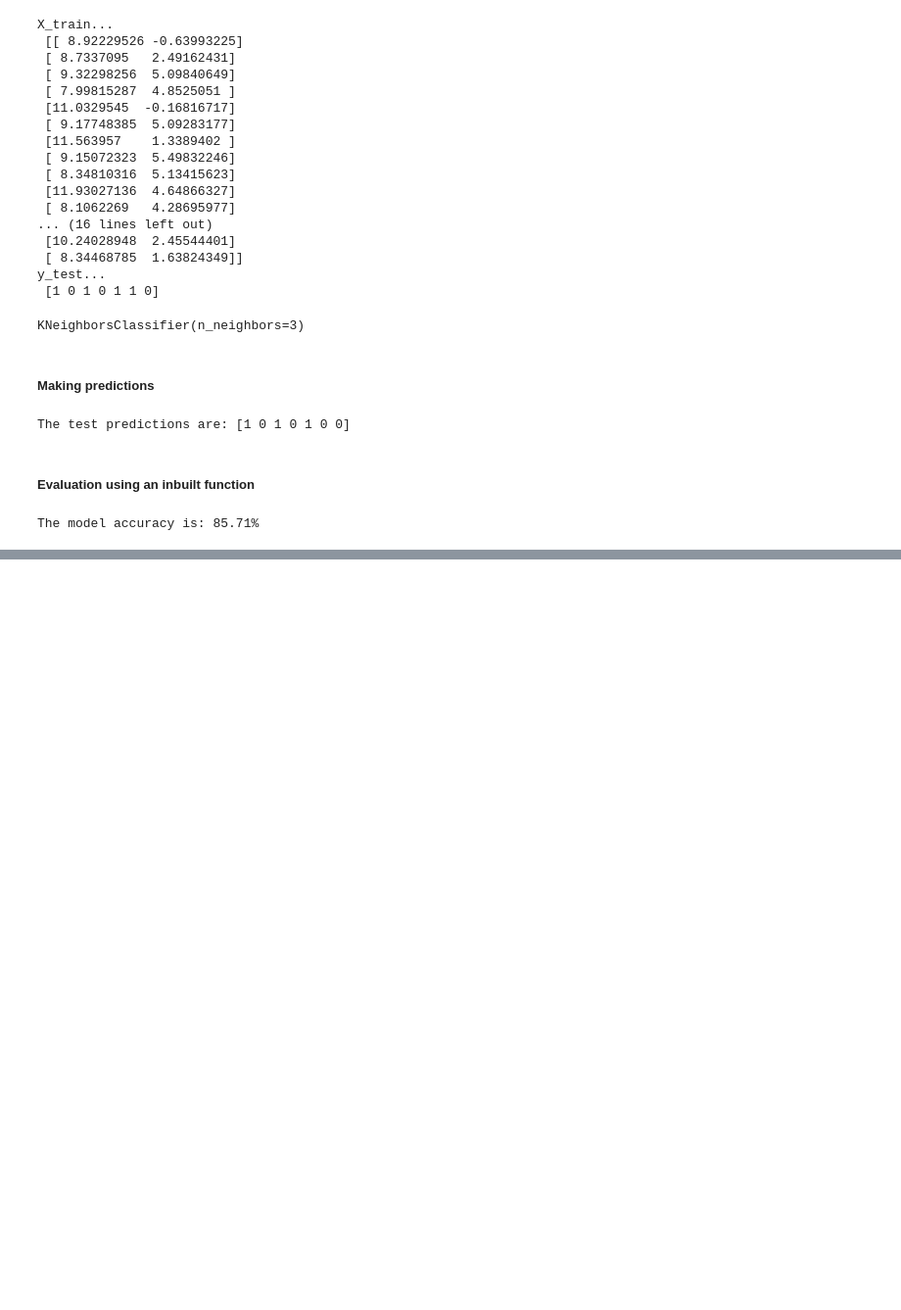
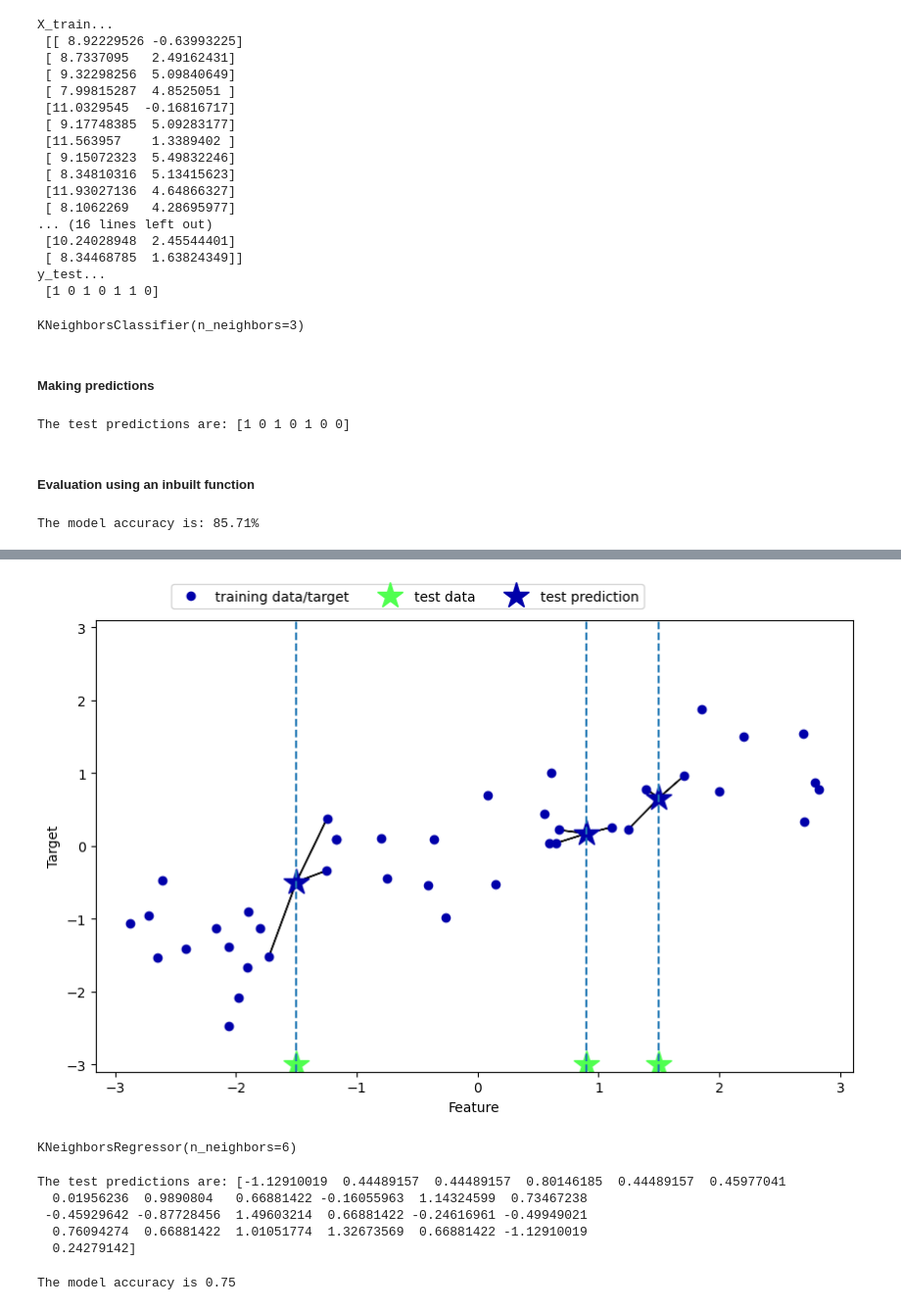
Before and after one commit to soipanhamisi/machine-learing-and-big-data-repo, a Jupyter notebook: KNN_algorithm.ipynb, the cells around one changed output, grey strips where cells are left out. Shown at 98% size. Drawn from its saved outputs; the diff is of its cells as text; code cells hidden in the pictures; blank space fills up the shorter version.

```diff
--- a/KNN_algorithm.ipynb
+++ b/KNN_algorithm.ipynb
@@ -82,0 +145,24 @@ The model accuracy is: 85.71%
+# %%
+mglearn.plots.plot_knn_regression(n_neighbors=3)
+# %% [output]
+[figure, added]
+# %%
+from sklearn.neighbors import KNeighborsRegressor
+X, y = mglearn.datasets.make_wave(n_samples=100)
+X_train, X_test, y_train, y_test = train_test_split(X, y, random_state=0)
+reg = KNeighborsRegressor(n_neighbors=6)
+reg.fit(X_train, y_train)
+# %% [output]
+KNeighborsRegressor(n_neighbors=6)
+# %%
+print("The test predictions are: {}".format(reg.predict(X_test)))
+# %% [output]
+The test predictions are: [-1.12910019  0.44489157  0.44489157  0.80146185  0.44489157  0.45977041
+  0.01956236  0.9890804   0.66881422 -0.16055963  1.14324599  0.73467238
+ -0.45929642 -0.87728456  1.49603214  0.66881422 -0.24616961 -0.49949021
+  0.76094274  0.66881422  1.01051774  1.32673569  0.66881422 -1.12910019
+  0.24279142]
+# %%
+print("The model accuracy is {:.2f}".format(reg.score(X_test, y_test)))
+# %% [output]
+The model accuracy is 0.75
```
Also changed, not shown: parts of 10 cells of this notebook.
